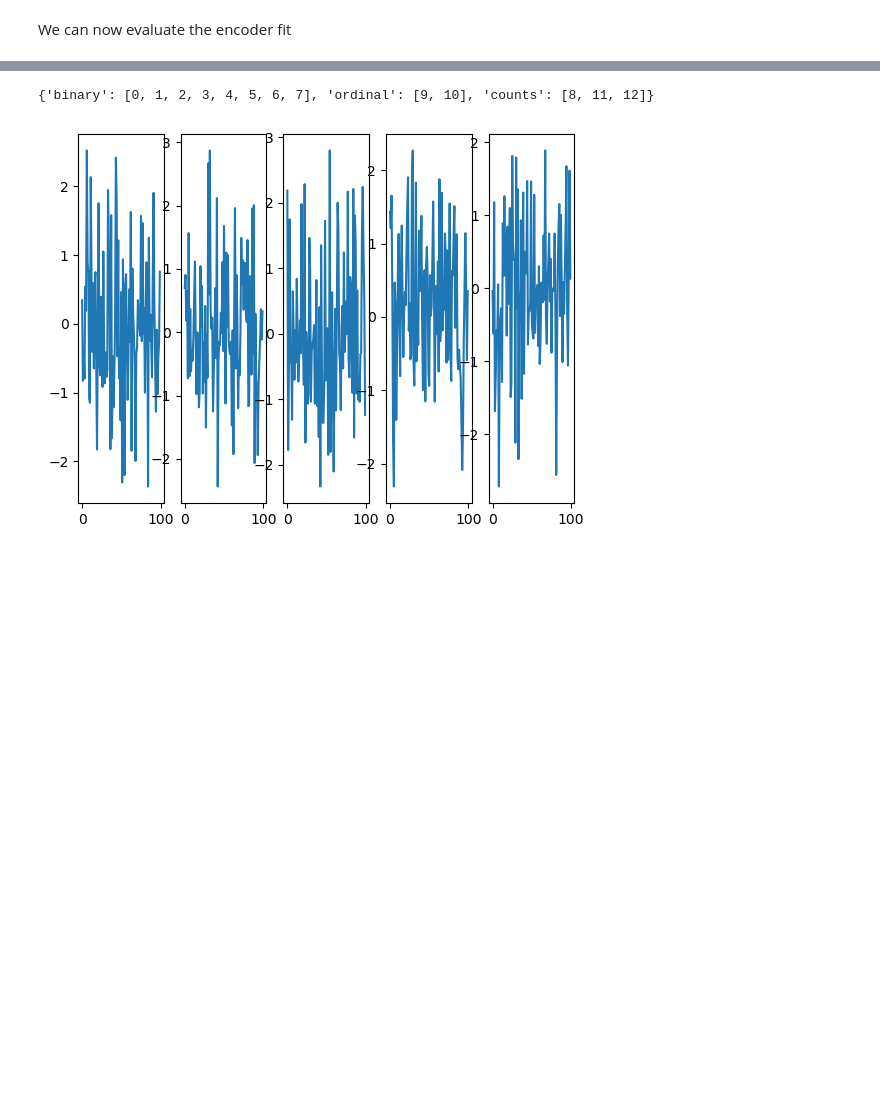
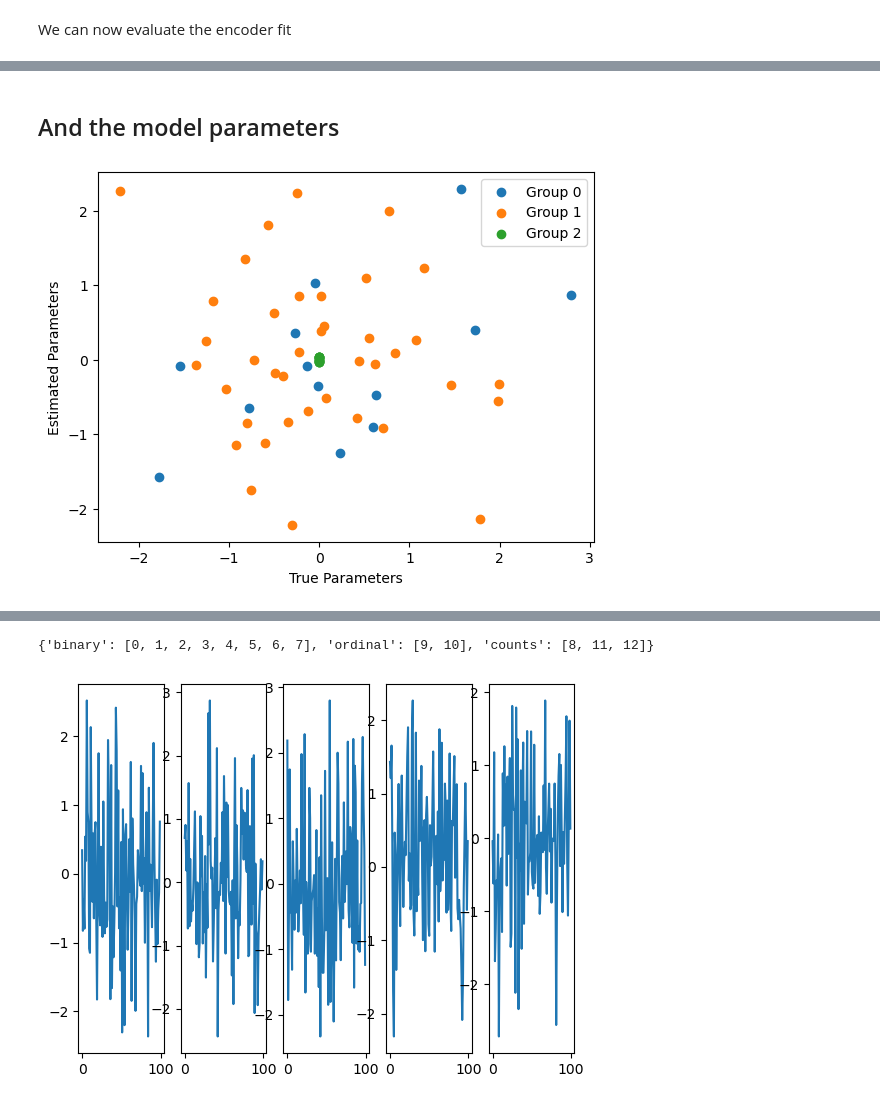
Before and after one commit to wiwh/gllvmprime, a Jupyter notebook: code/GLLVM.ipynb, the cells around one changed output, grey strips where cells are left out. Saved outputs shown, nothing was run; the diff lists cells and outputs as text; code cells hidden in the pictures; blank space fills up the shorter version.

```diff
--- a/code/GLLVM.ipynb
+++ b/code/GLLVM.ipynb
@@ -439,0 +553,17 @@ torch.Size([100, 1, 13])
+# %% [markdown]
+## And the model parameters
+# %%
+import matplotlib.pyplot as plt
+
+param = model.decoder.parameters()
+param_true = model_true.decoder.parameters()
+
+for i, (p_true, p) in enumerate(zip(param_true, param)):
+    plt.scatter(p_true.detach().numpy(), p.detach().numpy(), color=f'C{i}', label=f'Group {i}')
+
+plt.xlabel('True Parameters')
+plt.ylabel('Estimated Parameters')
+plt.legend()
+plt.show()
+# %% [output]
+[figure, added]
```
Also changed, not shown: parts of 15 cells of this notebook.
